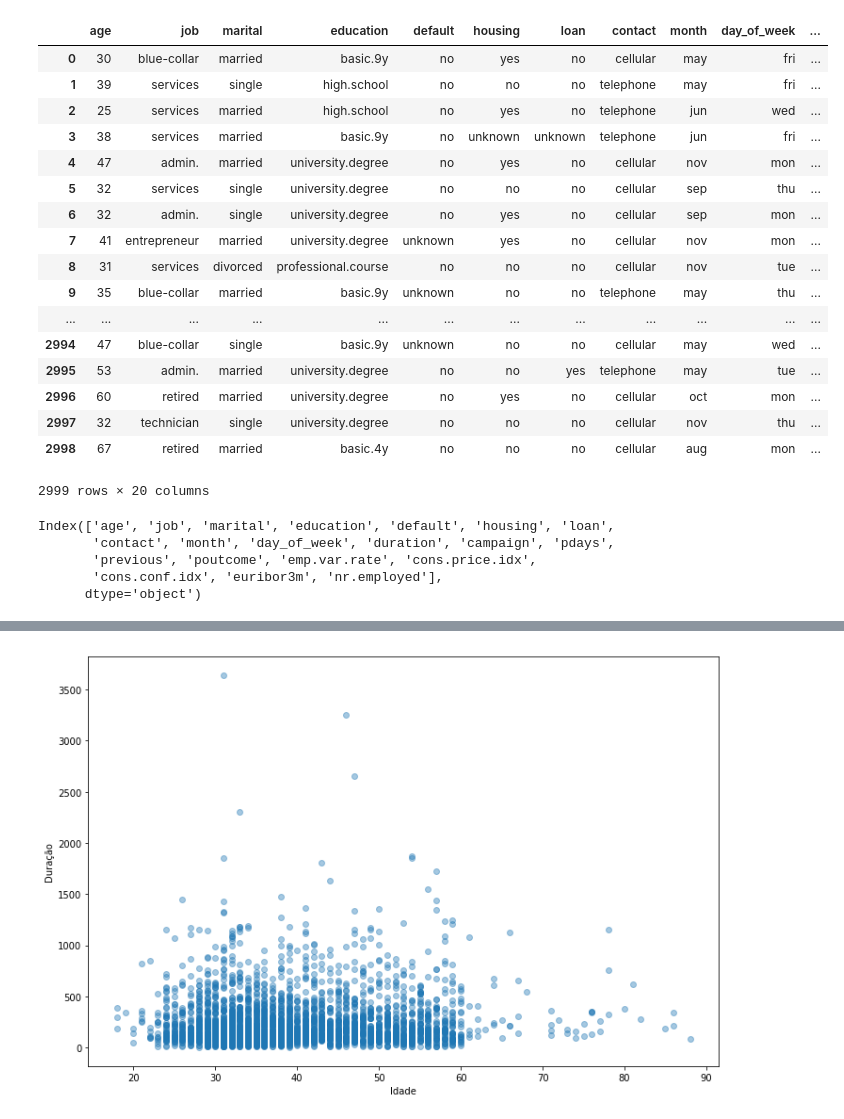
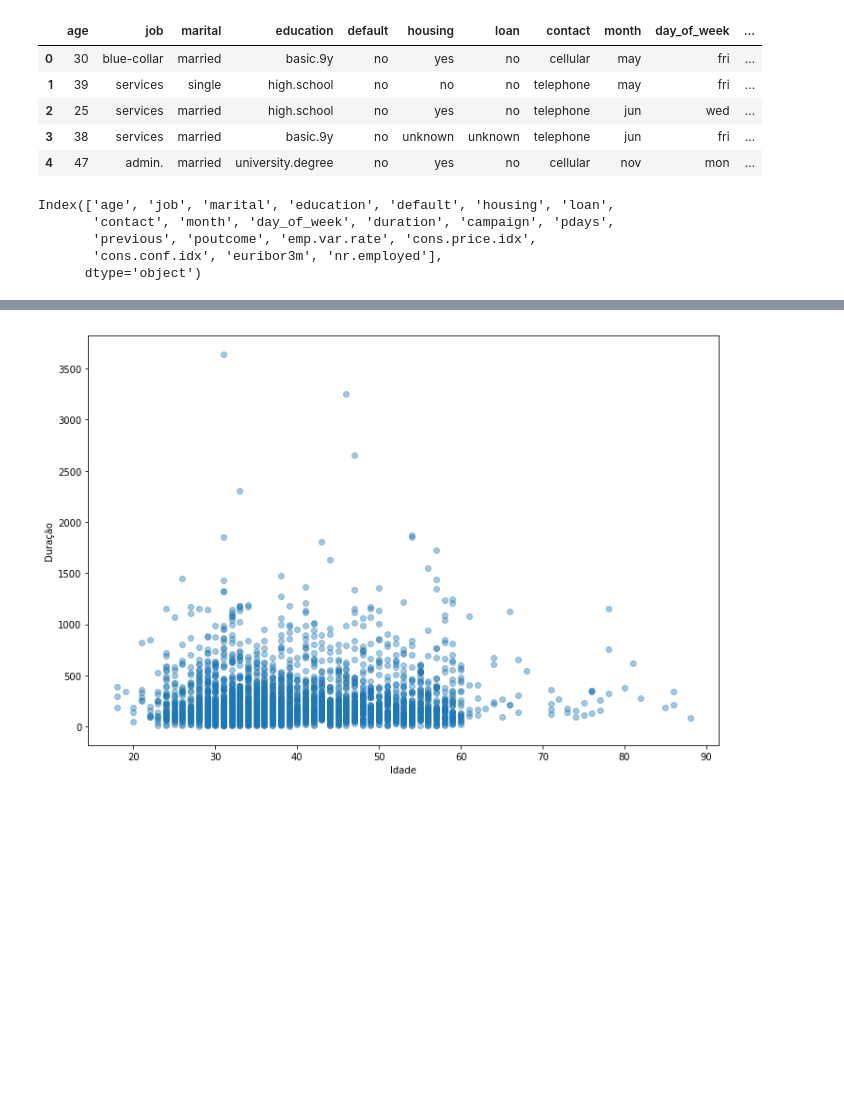
Before and after one commit to iguit0/Machine-Learning, a Jupyter notebook: marketing/marketing.ipynb, the cells around one changed output, grey strips where cells are left out. Drawn from its saved outputs; the diff is of its cells as text; code cells hidden in the pictures; blank space fills up the shorter version.

```diff
--- a/marketing/marketing.ipynb
+++ b/marketing/marketing.ipynb
@@ -1,41 +1,29 @@
 # %%
 # bibliotecas úteis
 import pandas as pd
 import numpy as np
 import matplotlib.pyplot as plt
 
 # importando dados
 dataset = pd.read_csv("data/dados.csv")
 
 # mostrando primeiros dados e suas colunas
-display(dataset)
+display(dataset.head())
 
 # mostrando colunas
 display(dataset.columns)
 # %% [output]
 |  | age | job | marital | education | default | housing | loan | contact | month | day_of_week | ... |
 | 0 | 30 | blue-collar | married | basic.9y | no | yes | no | cellular | may | fri | ... |
 | 1 | 39 | services | single | high.school | no | no | no | telephone | may | fri | ... |
 | 2 | 25 | services | married | high.school | no | yes | no | telephone | jun | wed | ... |
 | 3 | 38 | services | married | basic.9y | no | unknown | unknown | telephone | jun | fri | ... |
 | 4 | 47 | admin. | married | university.degree | no | yes | no | cellular | nov | mon | ... |
-| 5 | 32 | services | single | university.degree | no | no | no | cellular | sep | thu | ... |
-| 6 | 32 | admin. | single | university.degree | no | yes | no | cellular | sep | mon | ... |
-| 7 | 41 | entrepreneur | married | university.degree | unknown | yes | no | cellular | nov | mon | ... |
-| 8 | 31 | services | divorced | professional.course | no | no | no | cellular | nov | tue | ... |
-| 9 | 35 | blue-collar | married | basic.9y | unknown | no | no | telephone | may | thu | ... |
-| ... | ... | ... | ... | ... | ... | ... | ... | ... | ... | ... | ... |
-| 2994 | 47 | blue-collar | single | basic.9y | unknown | no | no | cellular | may | wed | ... |
-| 2995 | 53 | admin. | married | university.degree | no | no | yes | telephone | may | tue | ... |
-| 2996 | 60 | retired | married | university.degree | no | yes | no | cellular | oct | mon | ... |
-| 2997 | 32 | technician | single | university.degree | no | no | no | cellular | nov | thu | ... |
-| 2998 | 67 | retired | married | basic.4y | no | no | no | cellular | aug | mon | ... |
-2999 rows × 20 columns
+Index(['age', 'job', 'marital', 'education', 'default', 'housing', 'loan',
+       'contact', 'month', 'day_of_week', 'duration', 'campaign', 'pdays',
+       'previous', 'poutcome', 'emp.var.rate', 'cons.price.idx',
+       'cons.conf.idx', 'euribor3m', 'nr.employed'],
+      dtype='object')
-Index(['age', 'job', 'marital', 'education', 'default', 'housing', 'loan',
-       'contact', 'month', 'day_of_week', 'duration', 'campaign', 'pdays',
-       'previous', 'poutcome', 'emp.var.rate', 'cons.price.idx',
-       'cons.conf.idx', 'euribor3m', 'nr.employed'],
-      dtype='object')
 # %%
 # retornar os dados estatisticos da base (apenas numericos)
 dataset.describe()
```
Also changed, not shown: parts of 2 cells of this notebook, 1 other file.
